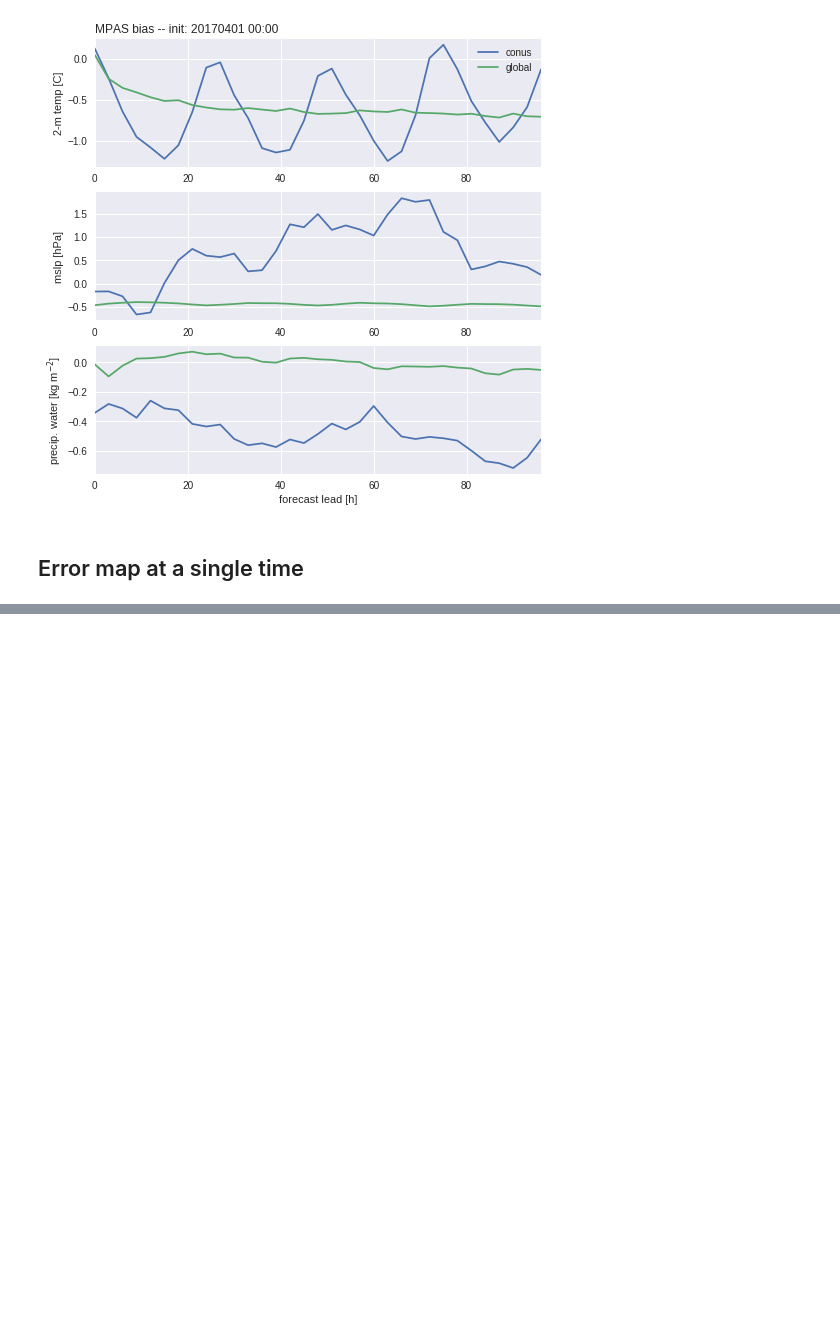
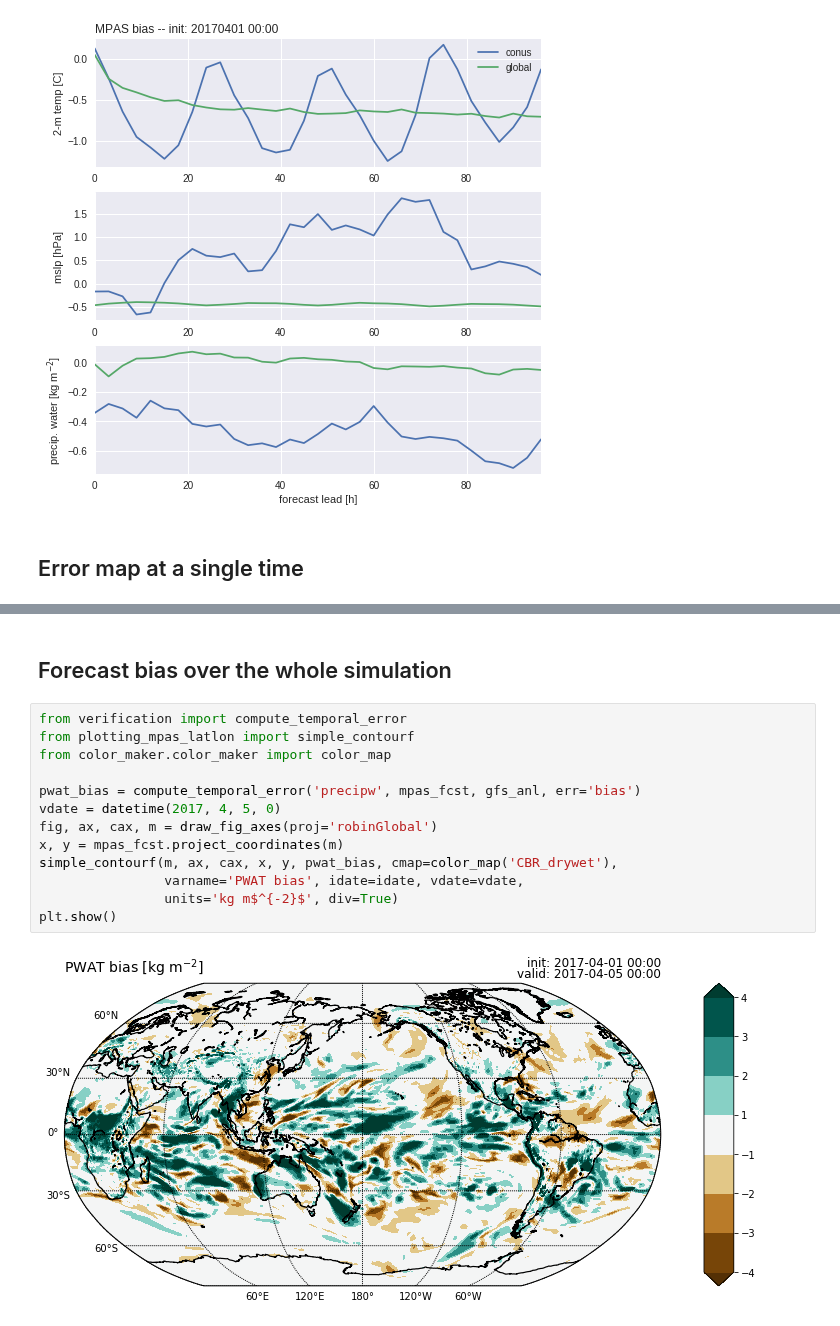
Before and after one commit to njweber2/mpas_python-1, a Jupyter notebook: scripts/gfs_verification.ipynb, the cells around one changed output, grey strips where cells are left out. Drawn from its saved outputs; the diff is of its cells as text; blank space fills up the shorter version.

```diff
--- a/scripts/gfs_verification.ipynb
+++ b/scripts/gfs_verification.ipynb
@@ -132,0 +146,17 @@ sns.reset_orig() # restore normal matplotlib rc parameters
+# %% [markdown]
+## Forecast bias over the whole simulation
+# %%
+from verification import compute_temporal_error
+from plotting_mpas_latlon import simple_contourf
+from color_maker.color_maker import color_map
+
+pwat_bias = compute_temporal_error('precipw', mpas_fcst, gfs_anl, err='bias')
+vdate = datetime(2017, 4, 5, 0)
+fig, ax, cax, m = draw_fig_axes(proj='robinGlobal')
+x, y = mpas_fcst.project_coordinates(m)
+simple_contourf(m, ax, cax, x, y, pwat_bias, cmap=color_map('CBR_drywet'),
+                varname='PWAT bias', idate=idate, vdate=vdate,
+                units='kg m$^{-2}$', div=True)
+plt.show()
+# %% [output]
+[figure, added]
```
Also changed, not shown: parts of 4 cells of this notebook, 6 other files.
